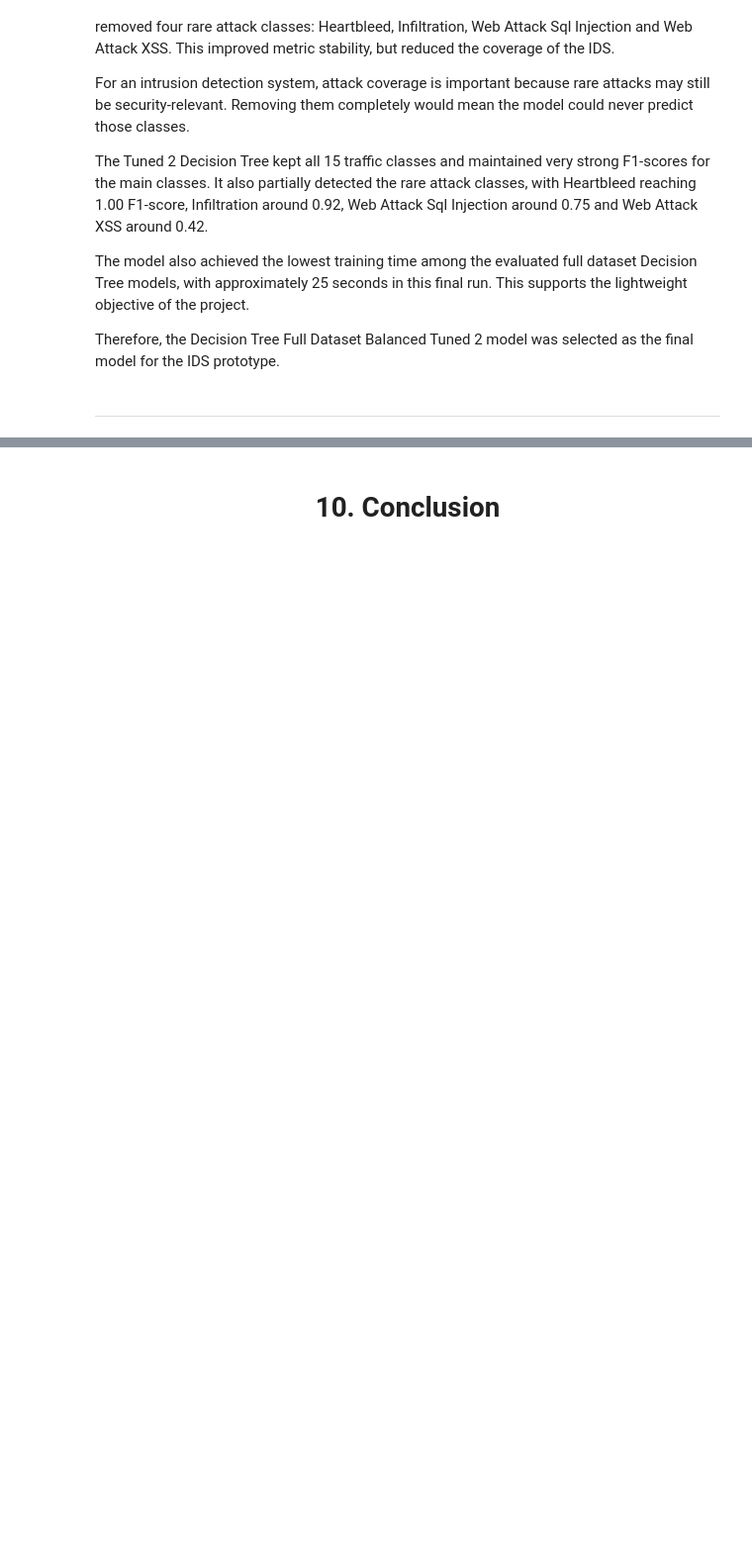
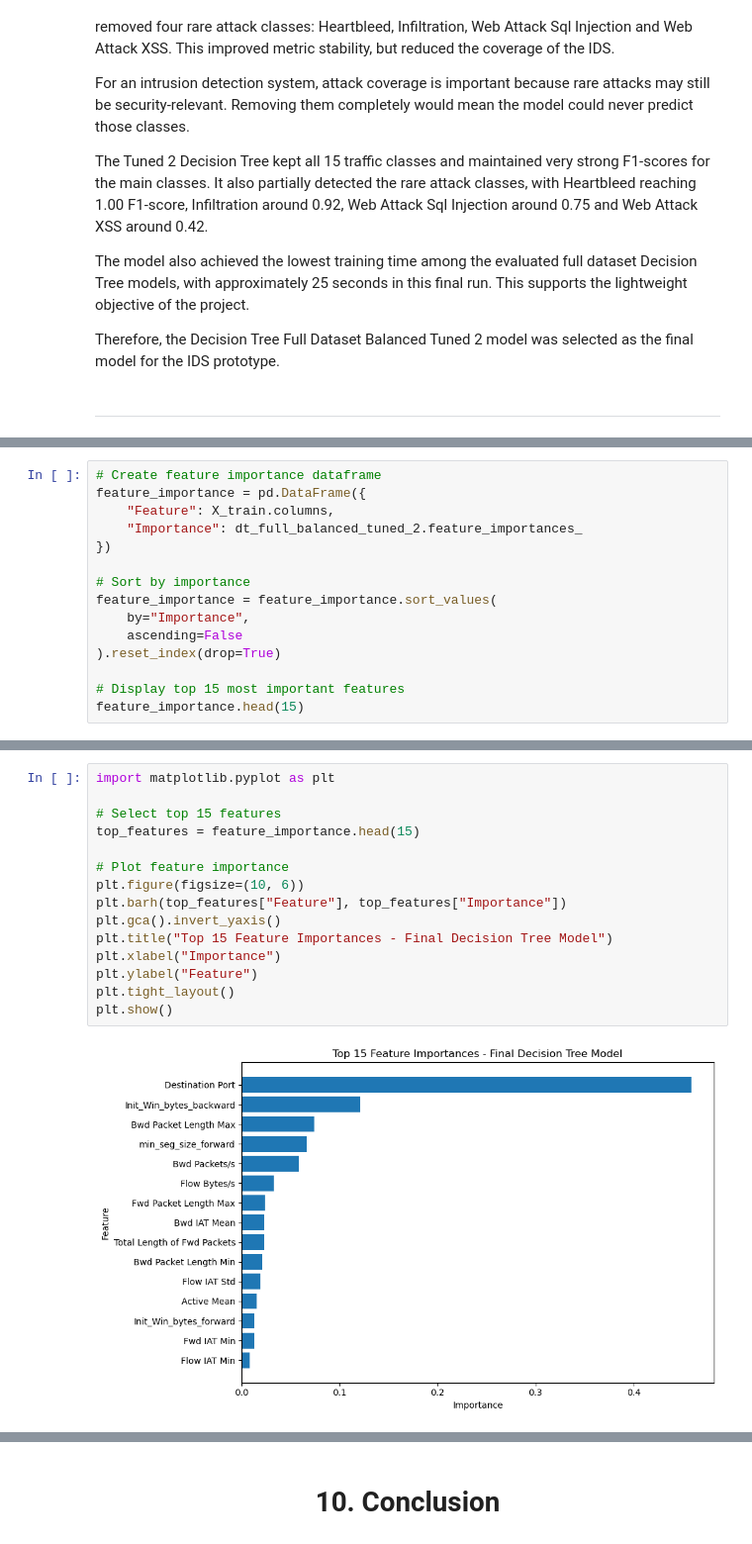
Before and after one commit to Thiago2022161/IDS-CA2-Thiago, a Jupyter notebook: IDS_CA2.ipynb, the cells around one changed output, grey strips where cells are left out. Shown at 99% size. Cells and saved outputs as stored; diff of their text form; blank space fills up the shorter version.

```diff
--- a/IDS_CA2.ipynb
+++ b/IDS_CA2.ipynb
@@ -2738,0 +2938,15 @@ Therefore, the Decision Tree Full Dataset Balanced Tuned 2 model was selected as
+# %%
+# Create feature importance dataframe
+feature_importance = pd.DataFrame({
+    "Feature": X_train.columns,
+    "Importance": dt_full_balanced_tuned_2.feature_importances_
+})
+
+# Sort by importance
+feature_importance = feature_importance.sort_values(
+    by="Importance",
+    ascending=False
+).reset_index(drop=True)
+
+# Display top 15 most important features
+feature_importance.head(15)
@@ -2738,0 +2980,17 @@ Therefore, the Decision Tree Full Dataset Balanced Tuned 2 model was selected as
+# %%
+import matplotlib.pyplot as plt
+
+# Select top 15 features
+top_features = feature_importance.head(15)
+
+# Plot feature importance
+plt.figure(figsize=(10, 6))
+plt.barh(top_features["Feature"], top_features["Importance"])
+plt.gca().invert_yaxis()
+plt.title("Top 15 Feature Importances - Final Decision Tree Model")
+plt.xlabel("Importance")
+plt.ylabel("Feature")
+plt.tight_layout()
+plt.show()
+# %% [output]
+[figure, added]
```
Also changed, not shown: parts of 49 cells of this notebook, 3 other files.
